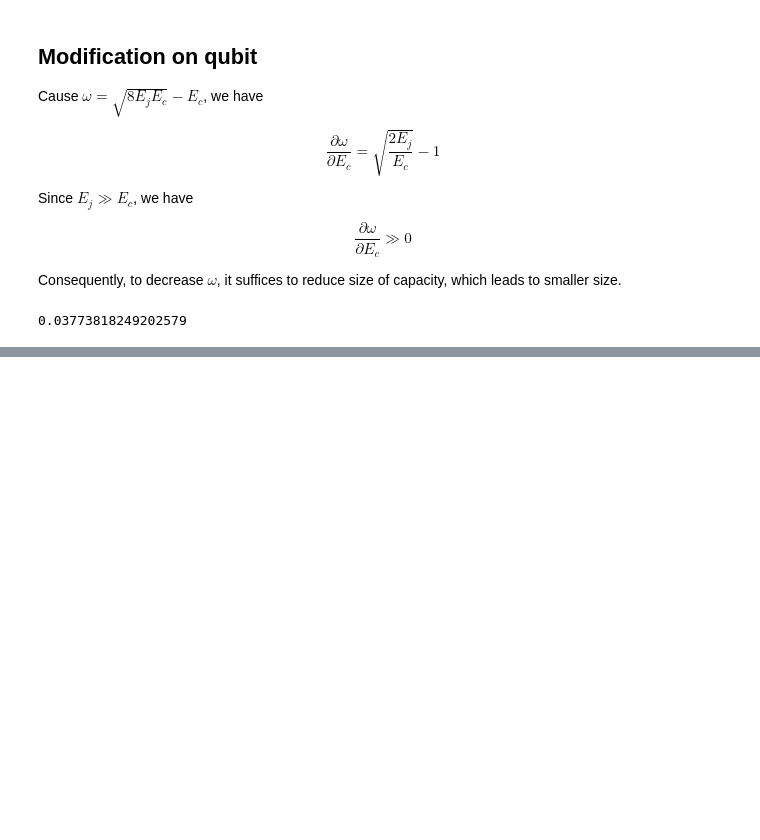
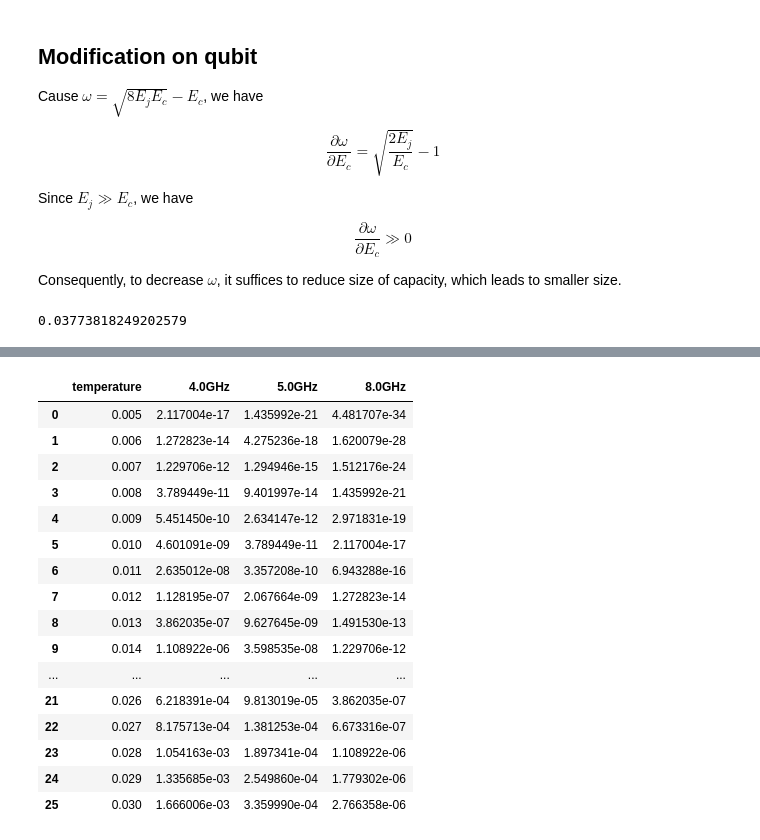
Before and after one commit to hoolheart/scout, a Jupyter notebook: notebooks/02-quantum-computing/01-temperature.ipynb, the cells around one changed output, grey strips where cells are left out. Saved outputs shown, nothing was run; the diff lists cells and outputs as text; code cells hidden in the pictures; blank space fills up the shorter version.

```diff
--- a/notebooks/02-quantum-computing/01-temperature.ipynb
+++ b/notebooks/02-quantum-computing/01-temperature.ipynb
@@ -178,0 +232,20 @@ calc_capacity_ratio(1.0 / 5.0)
+# %%
+rst
+# %% [output]
+|  | temperature | 4.0GHz | 5.0GHz | 8.0GHz |
+| 0 | 0.005 | 2.117004e-17 | 1.435992e-21 | 4.481707e-34 |
+| 1 | 0.006 | 1.272823e-14 | 4.275236e-18 | 1.620079e-28 |
+| 2 | 0.007 | 1.229706e-12 | 1.294946e-15 | 1.512176e-24 |
+| 3 | 0.008 | 3.789449e-11 | 9.401997e-14 | 1.435992e-21 |
+| 4 | 0.009 | 5.451450e-10 | 2.634147e-12 | 2.971831e-19 |
+| 5 | 0.010 | 4.601091e-09 | 3.789449e-11 | 2.117004e-17 |
+| 6 | 0.011 | 2.635012e-08 | 3.357208e-10 | 6.943288e-16 |
+| 7 | 0.012 | 1.128195e-07 | 2.067664e-09 | 1.272823e-14 |
+| 8 | 0.013 | 3.862035e-07 | 9.627645e-09 | 1.491530e-13 |
+| 9 | 0.014 | 1.108922e-06 | 3.598535e-08 | 1.229706e-12 |
+| ... | ... | ... | ... | ... |
+| 21 | 0.026 | 6.218391e-04 | 9.813019e-05 | 3.862035e-07 |
+| 22 | 0.027 | 8.175713e-04 | 1.381253e-04 | 6.673316e-07 |
+| 23 | 0.028 | 1.054163e-03 | 1.897341e-04 | 1.108922e-06 |
+| 24 | 0.029 | 1.335685e-03 | 2.549860e-04 | 1.779302e-06 |
+| 25 | 0.030 | 1.666006e-03 | 3.359990e-04 | 2.766358e-06 |
```
Also changed, not shown: parts of 7 cells of this notebook.
